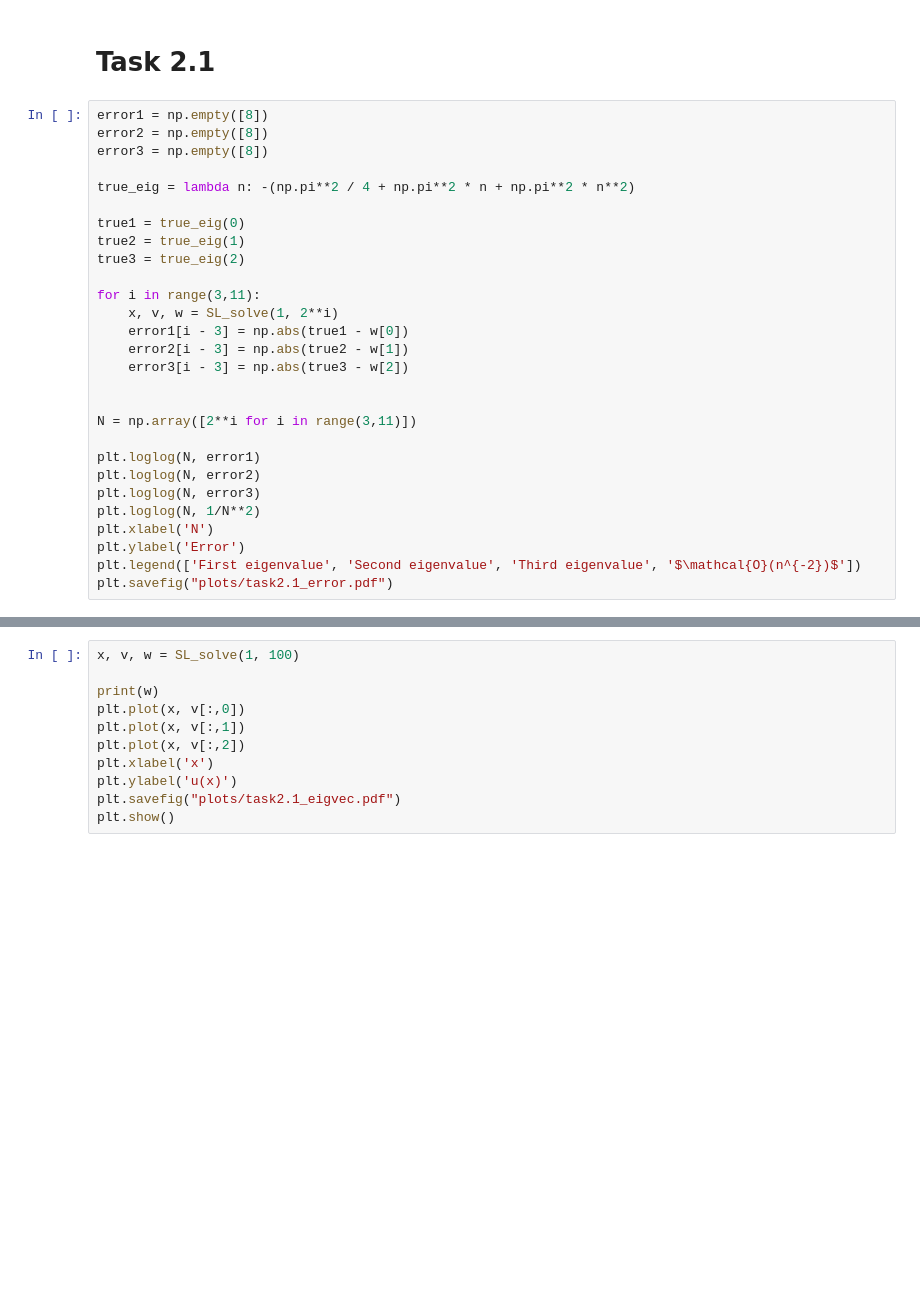
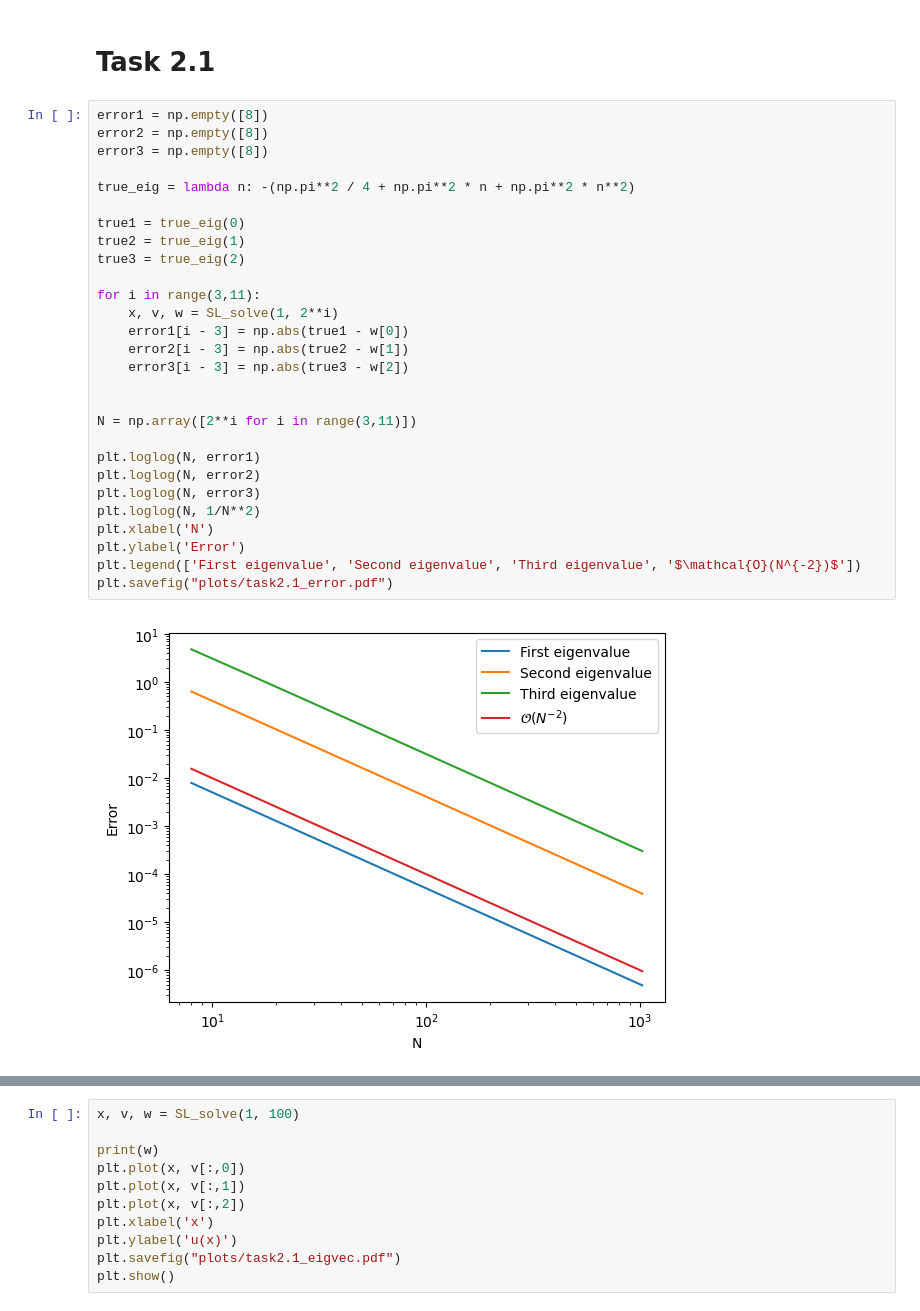
Before and after one commit to varepg/numerical-differential-equations, a Jupyter notebook: project2/project2.ipynb, the cells around one changed output, grey strips where cells are left out. Saved outputs shown, nothing was run; the diff lists cells and outputs as text; blank space fills up the shorter version.

```diff
--- a/project2/project2.ipynb
+++ b/project2/project2.ipynb
@@ -67,31 +75,33 @@ np.round(u[500], 8)
 # %%
 error1 = np.empty([8])
 error2 = np.empty([8])
 error3 = np.empty([8])
 
 true_eig = lambda n: -(np.pi**2 / 4 + np.pi**2 * n + np.pi**2 * n**2)
 
 true1 = true_eig(0)
 true2 = true_eig(1)
 true3 = true_eig(2)
 
 for i in range(3,11):
     x, v, w = SL_solve(1, 2**i)
     error1[i - 3] = np.abs(true1 - w[0])
     error2[i - 3] = np.abs(true2 - w[1])
     error3[i - 3] = np.abs(true3 - w[2])
 
 
 N = np.array([2**i for i in range(3,11)])
 
 plt.loglog(N, error1)
 plt.loglog(N, error2)
 plt.loglog(N, error3)
 plt.loglog(N, 1/N**2)
 plt.xlabel('N')
 plt.ylabel('Error')
-plt.legend(['First eigenvalue', 'Second eigenvalue', 'Third eigenvalue', '$\mathcal{O}(n^{-2})$'])
+plt.legend(['First eigenvalue', 'Second eigenvalue', 'Third eigenvalue', '$\mathcal{O}(N^{-2})$'])
 plt.savefig("plots/task2.1_error.pdf")
+# %% [output]
+[figure, added]
 # %%
 x, v, w = SL_solve(1, 499)
 w = -np.abs(w)
```
Also changed, not shown: parts of 6 cells of this notebook.
